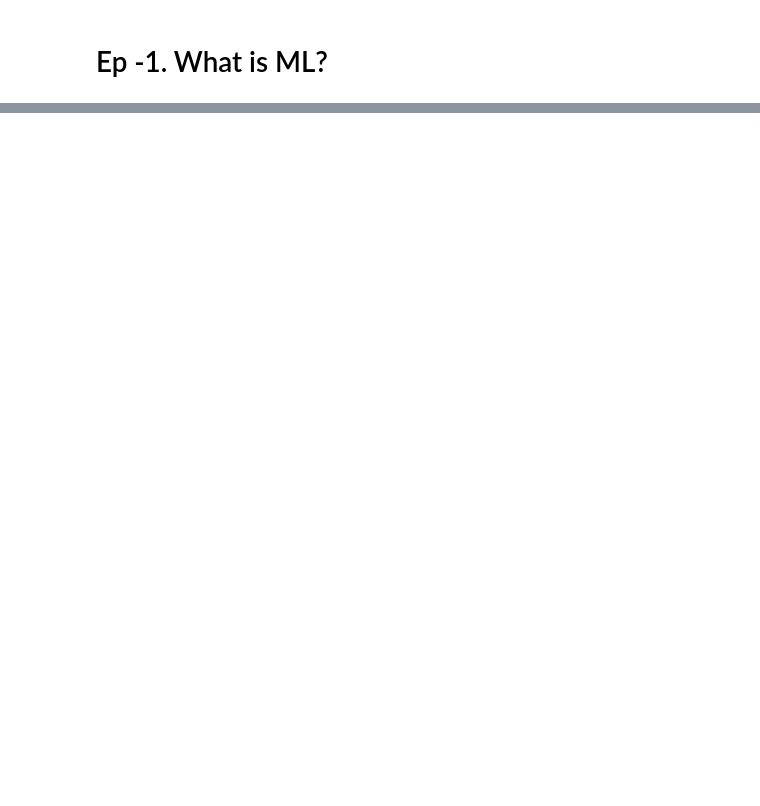
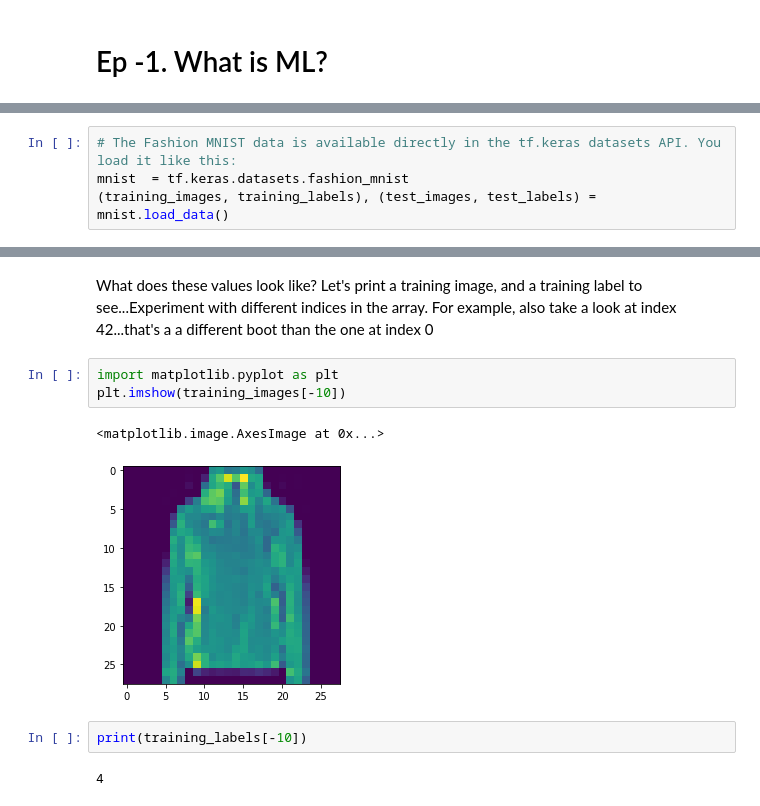
Before and after one commit to mehash32/AI, a Jupyter notebook: Machine_Learning_Foundations_pynb.ipynb, the cells around one changed output, grey strips where cells are left out. Saved outputs shown, nothing was run; the diff lists cells and outputs as text; blank space fills up the shorter version.

```diff
--- a/Machine_Learning_Foundations_pynb.ipynb
+++ b/Machine_Learning_Foundations_pynb.ipynb
@@ -34,0 +35,4 @@ Epoch 500/500
+# %%
+# The Fashion MNIST data is available directly in the tf.keras datasets API. You load it like this:
+mnist  = tf.keras.datasets.fashion_mnist
+(training_images, training_labels), (test_images, test_labels) = mnist.load_data()
@@ -34,0 +48,12 @@ Epoch 500/500
+# %% [markdown]
+What does these values look like? Let's print a training image, and a training label to see...Experiment with different indices in the array. For example, also take a look at index 42...that's a a different boot than the one at index 0
+# %%
+import matplotlib.pyplot as plt
+plt.imshow(training_images[-10])
+# %% [output]
+<matplotlib.image.AxesImage at 0x...>
+[figure, added]
+# %%
+print(training_labels[-10])
+# %% [output]
+4
```
Also changed, not shown: parts of 13 cells of this notebook.
